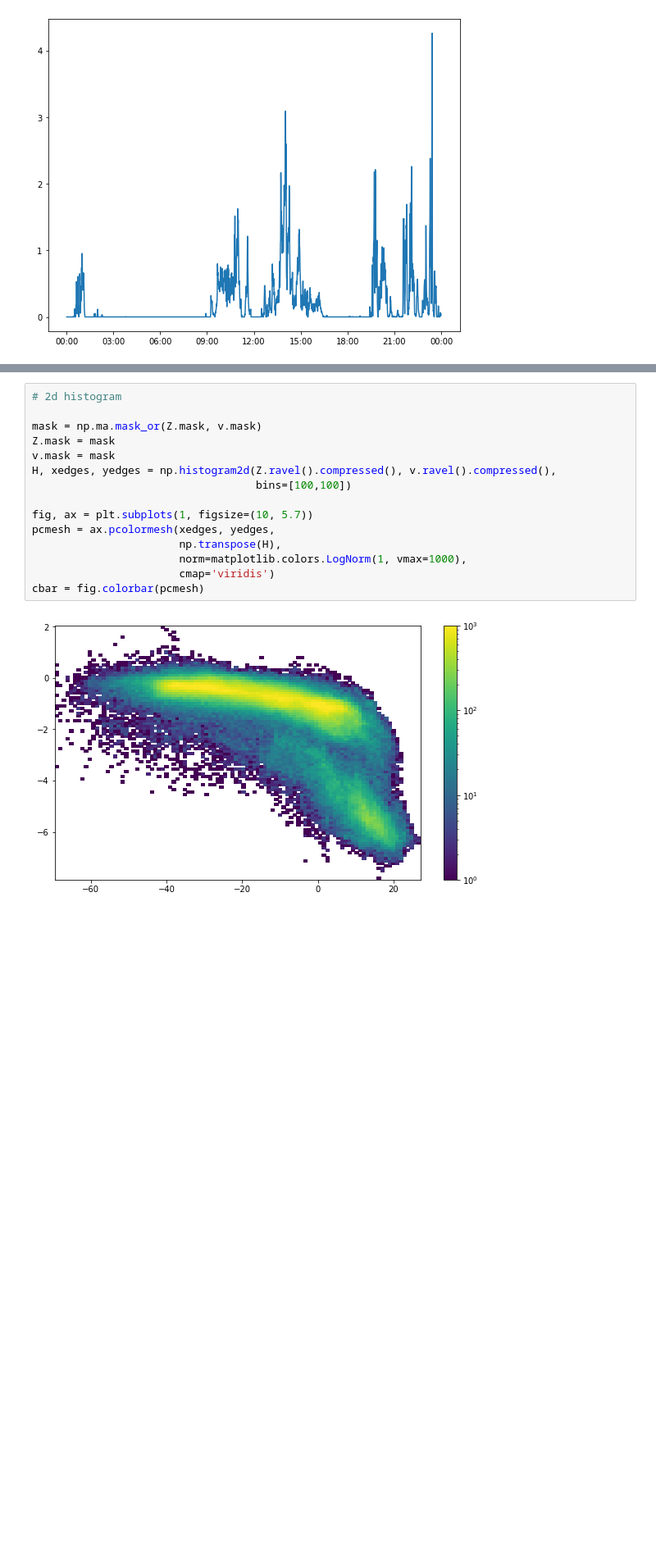
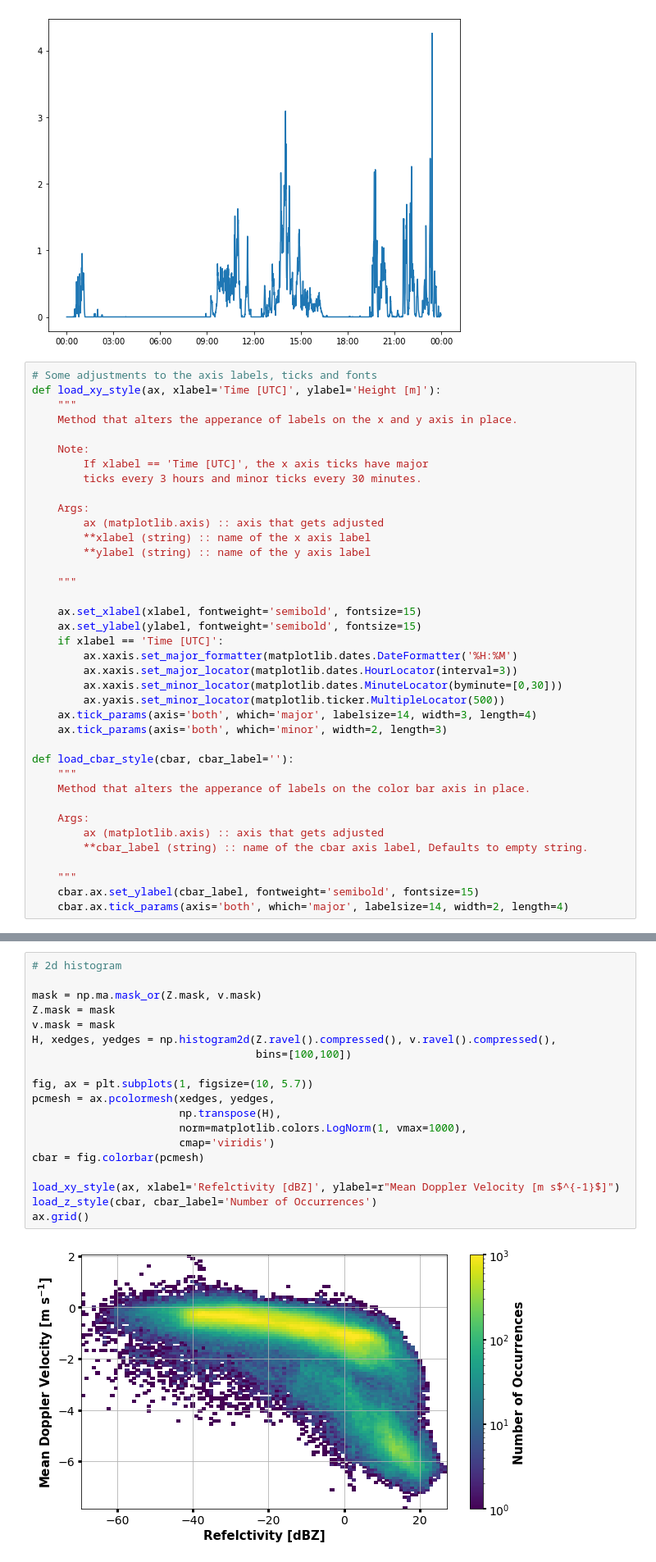
Before and after one commit to remsens-lim/PythonBeginnerCourse, a Jupyter notebook: notebooks_solution/part4_netcdf.ipynb, the cells around one changed output, grey strips where cells are left out. Shown at 82% size. Cells and saved outputs as stored; diff of their text form; blank space fills up the shorter version.

```diff
--- a/notebooks_solution/part4_netcdf.ipynb
+++ b/notebooks_solution/part4_netcdf.ipynb
@@ -61,6 +61,44 @@ ax.plot(dt_list, rainrate)
 ax.xaxis.set_major_formatter(matplotlib.dates.DateFormatter('%H:%M'))
 # %% [output]
 [figure]
+# %%
+# Some adjustments to the axis labels, ticks and fonts
+def load_xy_style(ax, xlabel='Time [UTC]', ylabel='Height [m]'):
+    """
+    Method that alters the apperance of labels on the x and y axis in place.
+
+    Note:
+        If xlabel == 'Time [UTC]', the x axis ticks have major
+        ticks every 3 hours and minor ticks every 30 minutes.
+
+    Args:
+        ax (matplotlib.axis) :: axis that gets adjusted
+        **xlabel (string) :: name of the x axis label
+        **ylabel (string) :: name of the y axis label
+
+    """
+
+    ax.set_xlabel(xlabel, fontweight='semibold', fontsize=15)
+    ax.set_ylabel(ylabel, fontweight='semibold', fontsize=15)
+    if xlabel == 'Time [UTC]':
+        ax.xaxis.set_major_formatter(matplotlib.dates.DateFormatter('%H:%M')
+        ax.xaxis.set_major_locator(matplotlib.dates.HourLocator(interval=3))
+        ax.xaxis.set_minor_locator(matplotlib.dates.MinuteLocator(byminute=[0,30]))
+        ax.yaxis.set_minor_locator(matplotlib.ticker.MultipleLocator(500))
+    ax.tick_params(axis='both', which='major', labelsize=14, width=3, length=4)
+    ax.tick_params(axis='both', which='minor', width=2, length=3)
+
+def load_cbar_style(cbar, cbar_label=''):
+    """
+    Method that alters the apperance of labels on the color bar axis in place.
+
+    Args:
+        ax (matplotlib.axis) :: axis that gets adjusted
+        **cbar_label (string) :: name of the cbar axis label, Defaults to empty string.
+
+    """
+    cbar.ax.set_ylabel(cbar_label, fontweight='semibold', fontsize=15)
+    cbar.ax.tick_params(axis='both', which='major', labelsize=14, width=2, length=4)
 # %%
 # reflectivity plot
 
@@ -120,17 +148,21 @@ cbar = fig.colorbar(pcmesh)
 # %%
 # 2d histogram
 
 mask = np.ma.mask_or(Z.mask, v.mask)
 Z.mask = mask
 v.mask = mask
 H, xedges, yedges = np.histogram2d(Z.ravel().compressed(), v.ravel().compressed(),
                                    bins=[100,100])
 
 fig, ax = plt.subplots(1, figsize=(10, 5.7))
 pcmesh = ax.pcolormesh(xedges, yedges,
                        np.transpose(H),
                        norm=matplotlib.colors.LogNorm(1, vmax=1000),
                        cmap='viridis')
 cbar = fig.colorbar(pcmesh)
+
+load_xy_style(ax, xlabel='Refelctivity [dBZ]', ylabel=r"Mean Doppler Velocity [m s$^{-1}$]")
+load_z_style(cbar, cbar_label='Number of Occurrences')
+ax.grid()
 # %% [output]
-[figure, old version]
+[figure, new version]
```
Also changed, not shown: parts of 2 cells of this notebook, 3 other files.
